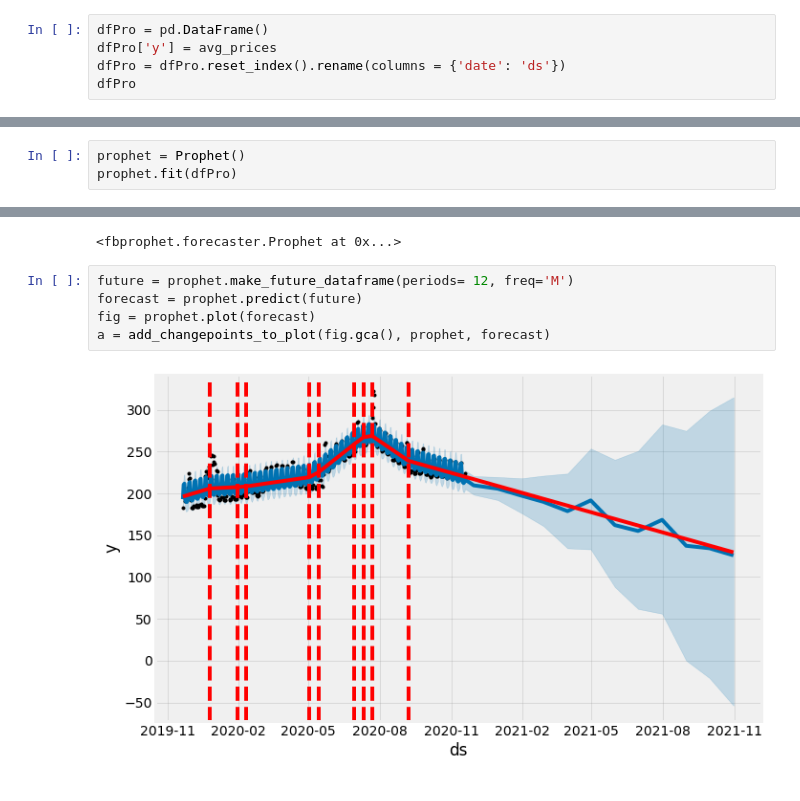
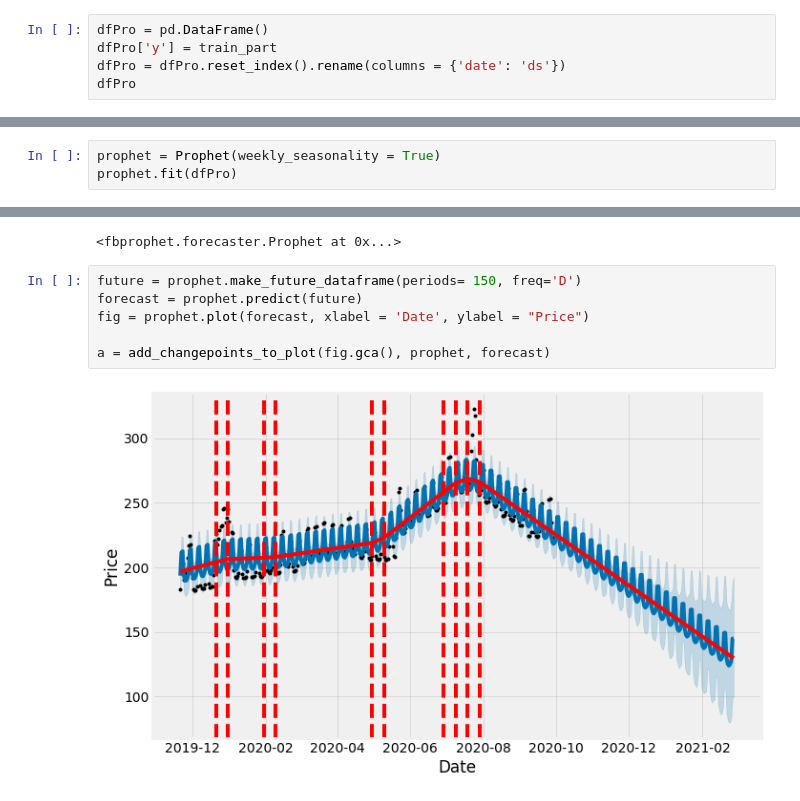
Before and after one commit to Shen-Andrew/Cogs108-Group-Project, a Jupyter notebook: Facebook Prophet Model.ipynb, the cells around one changed output, grey strips where cells are left out. Drawn from its saved outputs; the diff is of its cells as text.

```diff
--- a/Facebook Prophet Model.ipynb
+++ b/Facebook Prophet Model.ipynb
@@ -105,7 +107,7 @@ date
 Name: price, Length: 315, dtype: float64
 # %%
 dfPro = pd.DataFrame()
-dfPro['y'] = avg_prices
+dfPro['y'] = train_part
 dfPro = dfPro.reset_index().rename(columns = {'date': 'ds'})
 dfPro
 # %% [output]
@@ -125,14 +127,15 @@ dfPro
 # %%
-prophet = Prophet()
+prophet = Prophet(weekly_seasonality = True)
 prophet.fit(dfPro)
 # %% [output]
 INFO:fbprophet:Disabling yearly seasonality. Run prophet with yearly_seasonality=True to override this.
 INFO:fbprophet:Disabling daily seasonality. Run prophet with daily_seasonality=True to override this.
 <fbprophet.forecaster.Prophet at 0x...>
 # %%
-future = prophet.make_future_dataframe(periods= 12, freq='M')
+future = prophet.make_future_dataframe(periods= 150, freq='D')
 forecast = prophet.predict(future)
-fig = prophet.plot(forecast)
+fig = prophet.plot(forecast, xlabel = 'Date', ylabel = "Price")
+
 a = add_changepoints_to_plot(fig.gca(), prophet, forecast)
 # %% [output]
-[figure, old version]
+[figure, new version]
```
Also changed, not shown: parts of 13 cells of this notebook.
